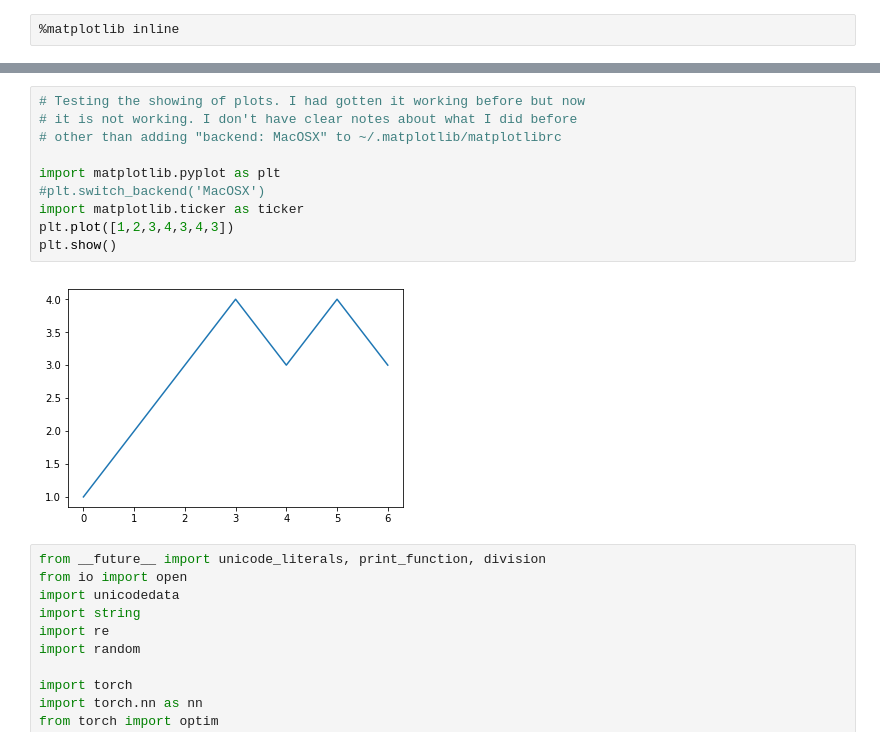
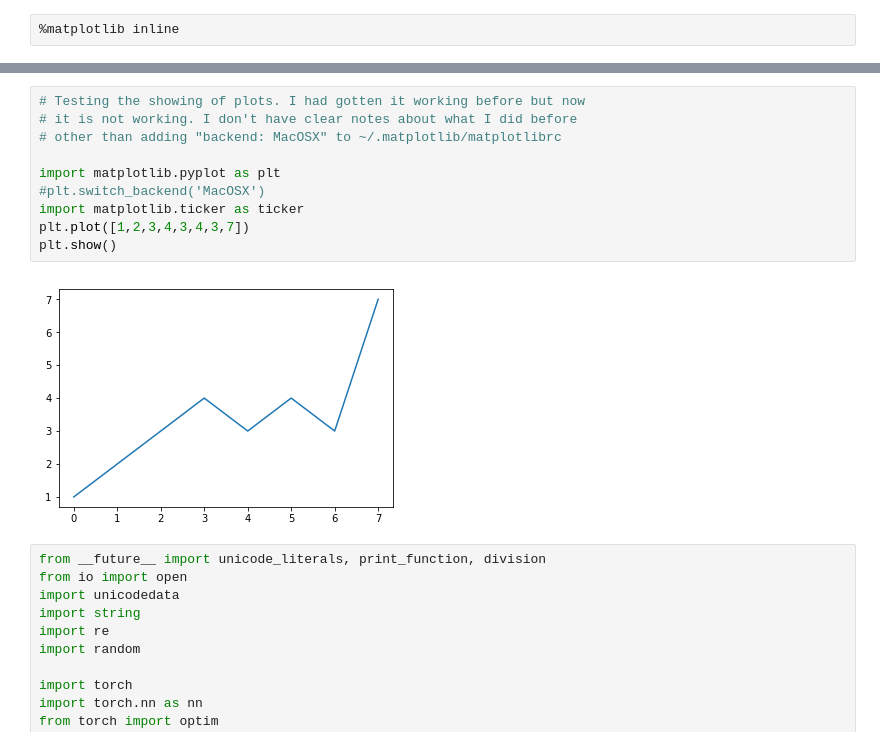
Before and after one commit to ananthsankar/seq2seq_attention, a Jupyter notebook: seq2seq_translation_tutorial-usf.ipynb, the cells around one changed output, grey strips where cells are left out. Cells and saved outputs as stored; diff of their text form.

```diff
--- a/seq2seq_translation_tutorial-usf.ipynb
+++ b/seq2seq_translation_tutorial-usf.ipynb
@@ -86,15 +86,15 @@ And for more, read the papers that introduced these topics:
 # %%
 # Testing the showing of plots. I had gotten it working before but now
 # it is not working. I don't have clear notes about what I did before
 # other than adding "backend: MacOSX" to ~/.matplotlib/matplotlibrc
 
 import matplotlib.pyplot as plt
 #plt.switch_backend('MacOSX')
 import matplotlib.ticker as ticker
-plt.plot([1,2,3,4,3,4,3])
+plt.plot([1,2,3,4,3,4,3,7])
 plt.show()
 # %% [output]
-[figure, old version]
+[figure, new version]
 # %%
 from __future__ import unicode_literals, print_function, division
 from io import open
```
Also changed, not shown: parts of 9 cells of this notebook.
